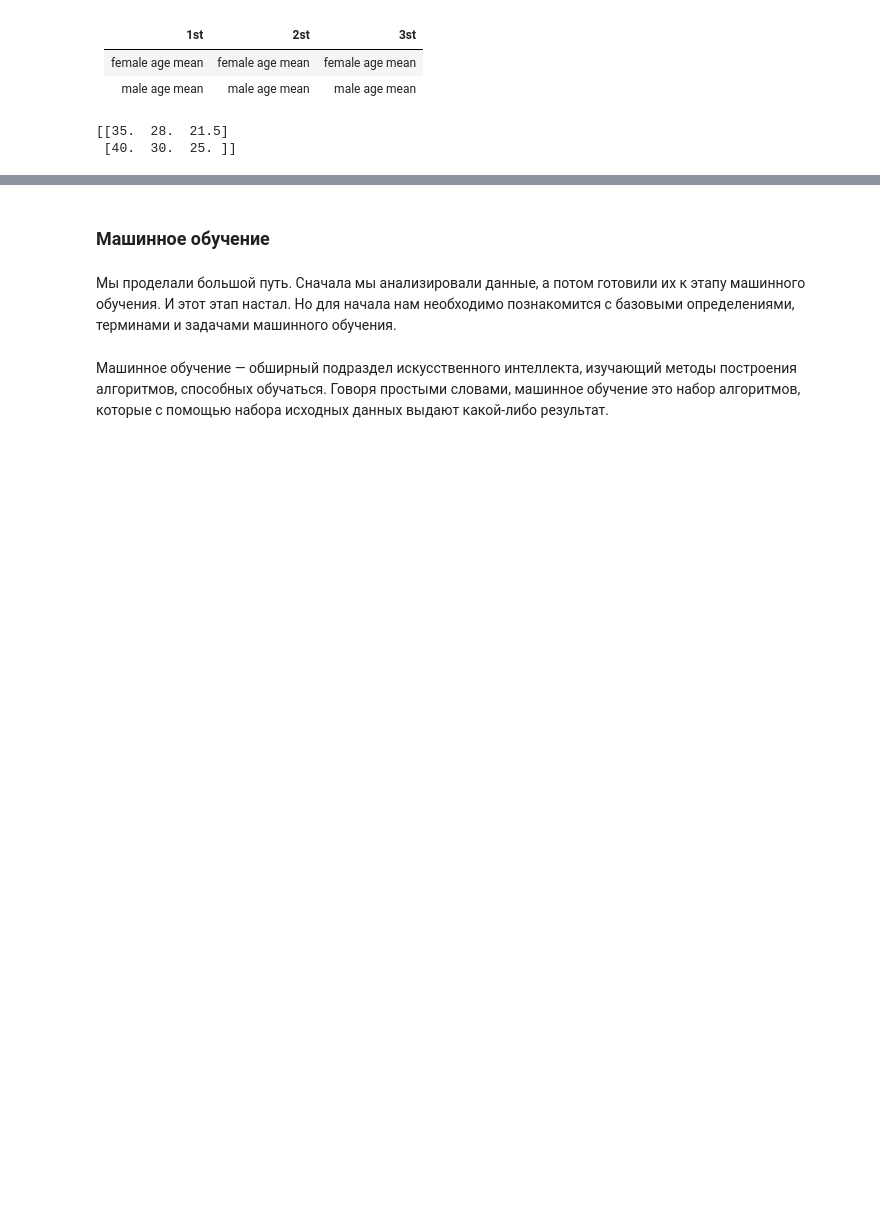
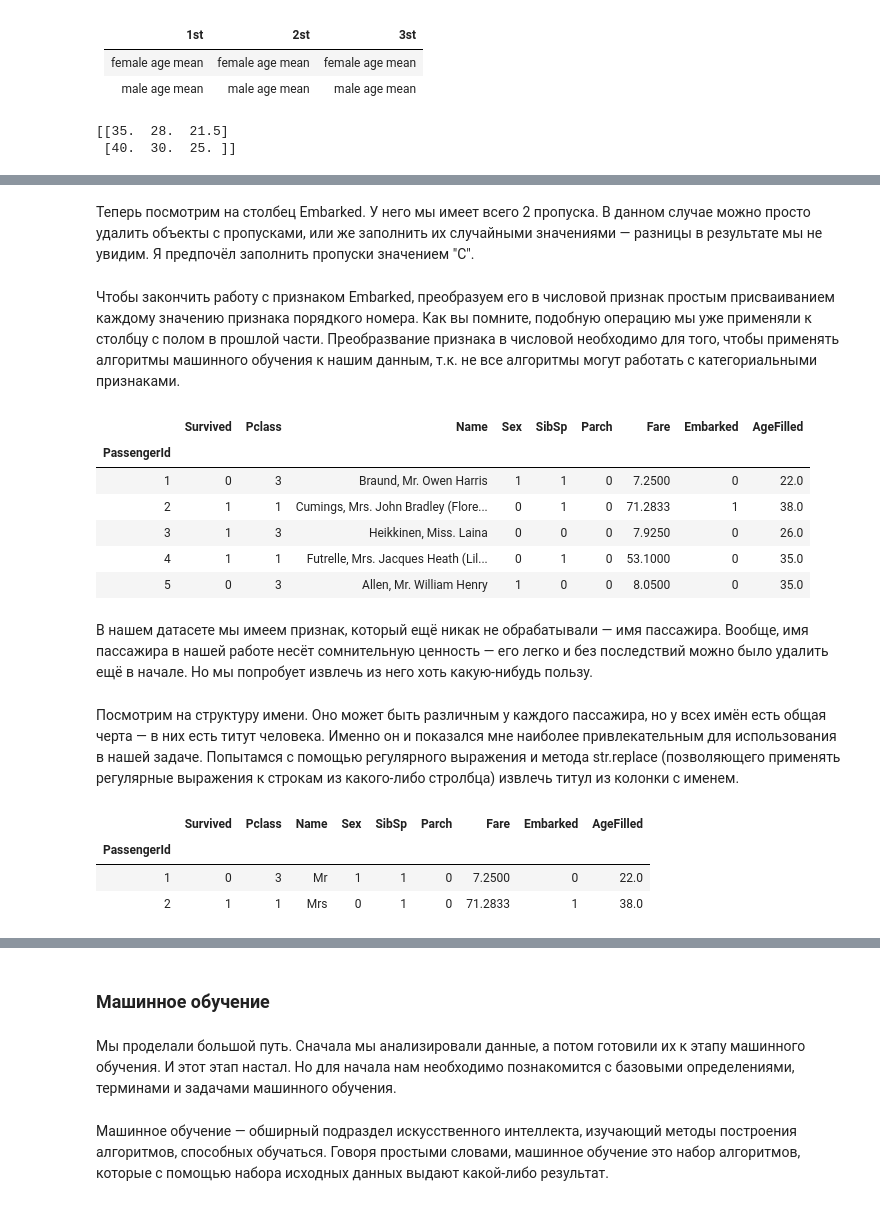
Before and after one commit to batogov/ml-coursework, a Jupyter notebook: coursework.ipynb, the cells around one changed output, grey strips where cells are left out. Drawn from its saved outputs; the diff is of its cells as text; code cells hidden in the pictures; blank space fills up the shorter version.

```diff
--- a/coursework.ipynb
+++ b/coursework.ipynb
@@ -276,0 +313,4 @@ print(median_ages)
+# %%
+for i in range(0, 2):
+    for j in range(0, 3):
+        data.loc[(data.Age.isnull()) & (data.Sex == i) & (data.Pclass == j + 1 ), 'AgeFilled'] = median_ages[i, j]
@@ -276,0 +319,26 @@ print(median_ages)
+# %%
+data = data.drop('Age', axis=1)
+# %% [markdown]
+Теперь посмотрим на столбец Embarked. У него мы имеет всего 2 пропуска. В данном случае можно просто удалить объекты с пропусками, или же заполнить их случайными значениями — разницы в результате мы не увидим. Я предпочёл заполнить пропуски значением "C".
+# %%
+data['Embarked'].fillna('C', inplace=True)
+# %% [markdown]
+Чтобы закончить работу с признаком Embarked, преобразуем его в числовой признак простым присваиванием каждому значению признака порядкого номера. Как вы помните, подобную операцию мы уже применяли к столбцу c полом в прошлой части. Преобразвание признака в числовой необходимо для того, чтобы применять алгоритмы машинного обучения к нашим данным, т.к. не все алгоритмы могут работать с категориальными признаками.
+# %%
+data.loc[data["Embarked"] == "S", "Embarked"] = 0
+data.loc[data["Embarked"] == "C", "Embarked"] = 1
+data.loc[data["Embarked"] == "Q", "Embarked"] = 2
+# %%
+data.head()
+# %% [output]
+|  | Survived | Pclass | Name | Sex | SibSp | Parch | Fare | Embarked | AgeFilled |
+| PassengerId |  |  |  |  |  |  |  |  |  |
+| 1 | 0 | 3 | Braund, Mr. Owen Harris | 1 | 1 | 0 | 7.2500 | 0 | 22.0 |
+| 2 | 1 | 1 | Cumings, Mrs. John Bradley (Flore... | 0 | 1 | 0 | 71.2833 | 1 | 38.0 |
+| 3 | 1 | 3 | Heikkinen, Miss. Laina | 0 | 0 | 0 | 7.9250 | 0 | 26.0 |
+| 4 | 1 | 1 | Futrelle, Mrs. Jacques Heath (Lil... | 0 | 1 | 0 | 53.1000 | 0 | 35.0 |
+| 5 | 0 | 3 | Allen, Mr. William Henry | 1 | 0 | 0 | 8.0500 | 0 | 35.0 |
+# %% [markdown]
+В нашем датасете мы имеем признак, который ещё никак не обрабатывали — имя пассажира. Вообще, имя пассажира в нашей работе несёт сомнительную ценность — его легко и без последствий можно было удалить ещё в начале. Но мы попробует извлечь из него хоть какую-нибудь пользу.
+# %% [markdown]
+Посмотрим на структуру имени. Оно может быть различным у каждого пассажира, но у всех имён есть общая черта — в них есть титут человека. Именно он и показался мне наиболее привлекательным для использования в нашей задаче. Попытамся с помощью регулярного выражения и метода str.replace (позволяющего применять регулярные выражения к строкам из какого-либо стролбца) извлечь титул из колонки с именем.
@@ -276,0 +347,7 @@ print(median_ages)
+# %%
+data.head(2)
+# %% [output]
+|  | Survived | Pclass | Name | Sex | SibSp | Parch | Fare | Embarked | AgeFilled |
+| PassengerId |  |  |  |  |  |  |  |  |  |
+| 1 | 0 | 3 | Mr | 1 | 1 | 0 | 7.2500 | 0 | 22.0 |
+| 2 | 1 | 1 | Mrs | 0 | 1 | 0 | 71.2833 | 1 | 38.0 |
```
Also changed, not shown: parts of 31 cells of this notebook.
